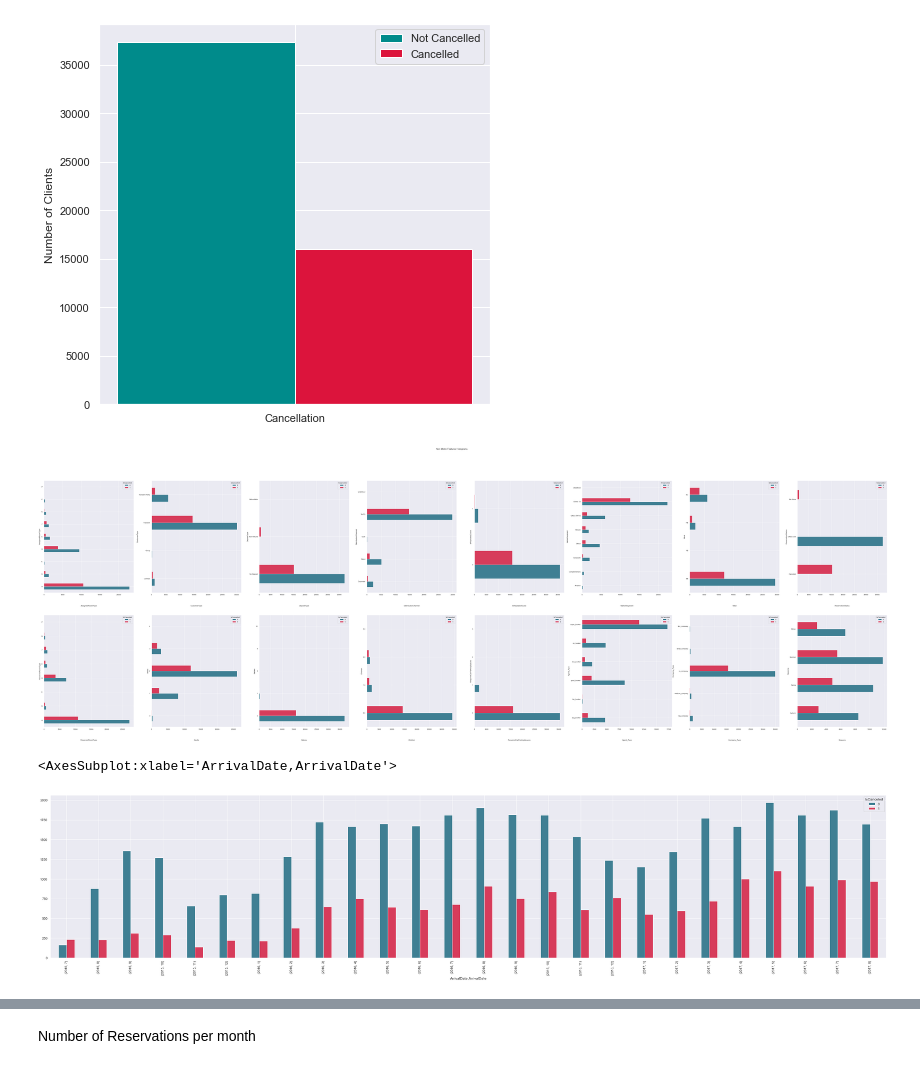
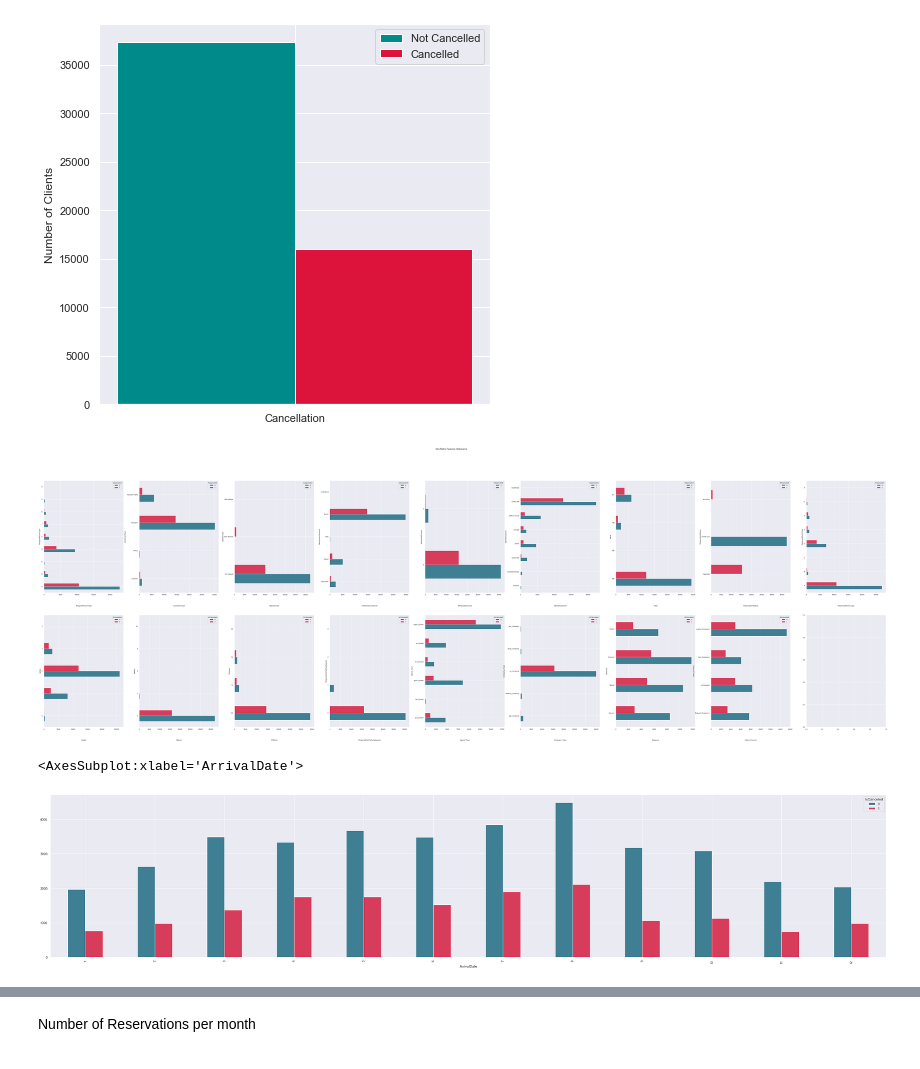
Before and after one commit to diogobulhosa/BC2, a Jupyter notebook: scripts/BC2-Notebook_Visuals.ipynb, the cells around one changed output, grey strips where cells are left out. Saved outputs shown, nothing was run; the diff lists cells and outputs as text; code cells hidden in the pictures.

```diff
--- a/scripts/BC2-Notebook_Visuals.ipynb
+++ b/scripts/BC2-Notebook_Visuals.ipynb
@@ -58,7 +58,7 @@ plt.show()
 # Non Metric Features Histograms except dates
 nmtplotft = ['AssignedRoomType', 'CustomerType', 'DepositType',
                     'DistributionChannel', 'IsRepeatedGuest' , 'MarketSegment', 'Meal', 'ReservationStatus'
-                    , 'ReservedRoomType', 'Adults', 'Babies','Children', 'RequiredCarParkingSpaces', 'Agent_Type', 'Company_Type','Seasons']
+                    , 'ReservedRoomType', 'Adults', 'Babies','Children', 'RequiredCarParkingSpaces', 'Agent_Type', 'Company_Type','Seasons','Client_Country']
 sns.set()
 fig, axes = plt.subplots(2, ceil(len(nmtplotft) / 2), figsize=(100, 30))
 
@@ -72,16 +72,15 @@ plt.suptitle(title)
 
 plt.show()
 # %% [output]
-[figure, old version]
+[figure, new version]
 # %%
 fig, ax = plt.subplots(figsize=(50,10))
 df.groupby([df.IsCanceled,
-pd.DatetimeIndex(df['ArrivalDate']).year,
 pd.DatetimeIndex(df['ArrivalDate']).month]
 ).size().unstack(0).plot.bar(ax=ax, legend = True, colormap=sns.diverging_palette(220, 5, as_cmap=True))
 # %% [output]
-<AxesSubplot:xlabel='ArrivalDate,ArrivalDate'>
+<AxesSubplot:xlabel='ArrivalDate'>
-[figure, old version]
+[figure, new version]
 # %%
 # All Numeric Variables' Box Plots in one figure
 sns.set()
```
Also changed, not shown: parts of 3 cells of this notebook, 9 other files.
